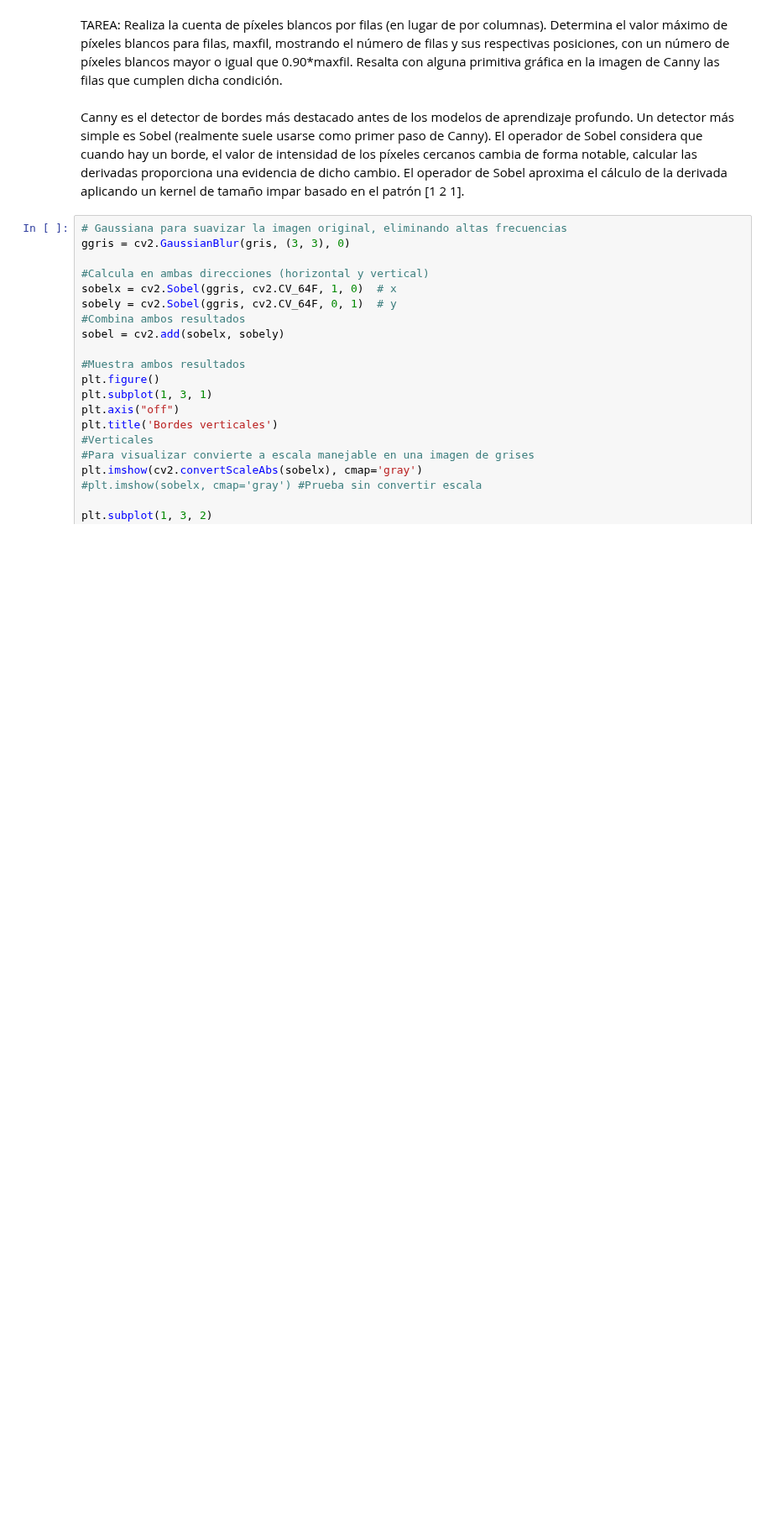
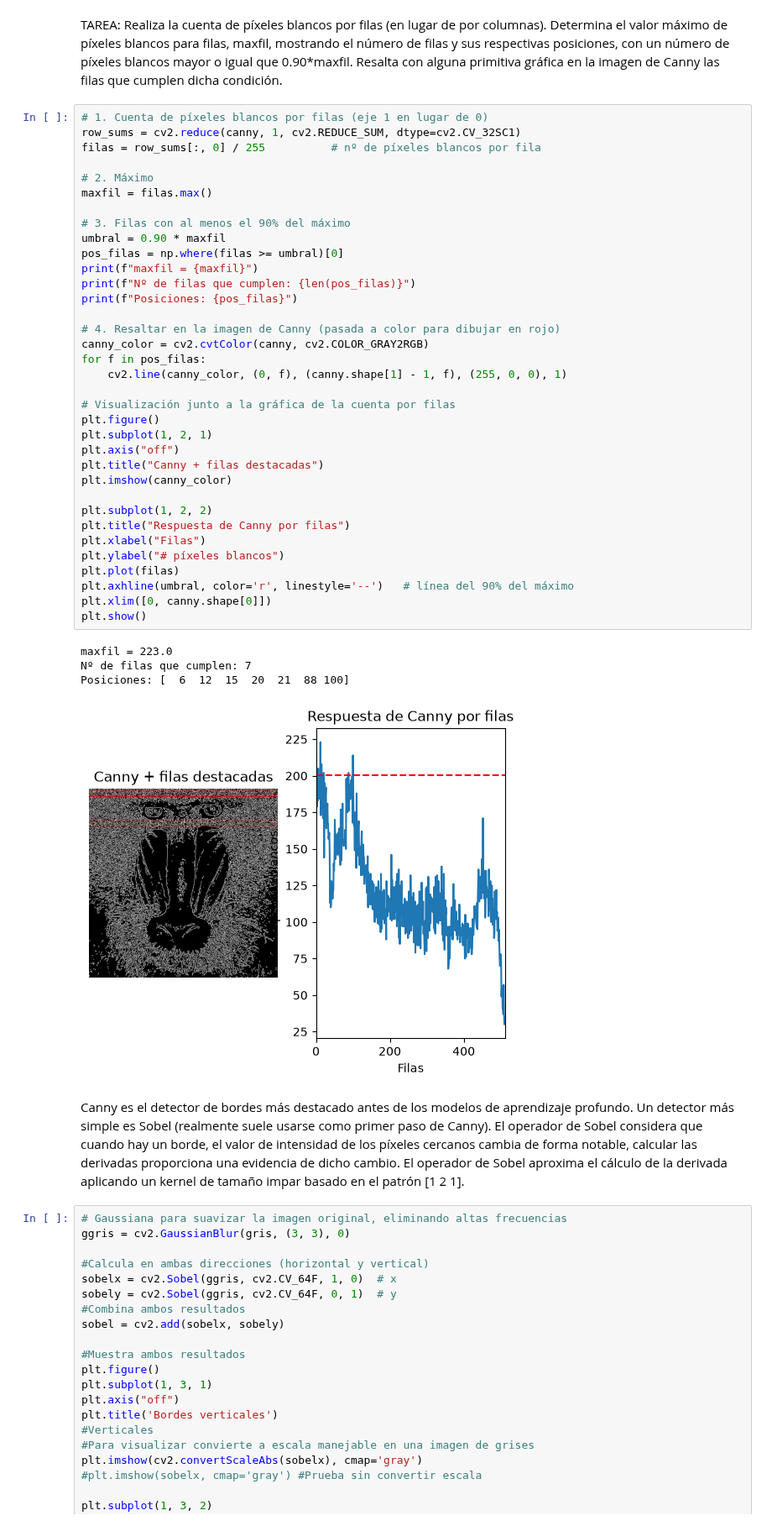
Before and after one commit to agsuarezz/VC, a Jupyter notebook: P2/VC_P2.ipynb, the cells around one changed output. Shown at 84% size. Saved outputs shown, nothing was run; the diff lists cells and outputs as text; blank space fills up the shorter version.

```diff
--- a/P2/VC_P2.ipynb
+++ b/P2/VC_P2.ipynb
@@ -135,5 +151,45 @@ plt.xlim([0, canny.shape[1]])
 # %% [markdown]
 TAREA: Realiza la cuenta de píxeles blancos por filas (en lugar de por columnas). Determina el valor máximo de píxeles blancos para filas, maxfil, mostrando el número de filas y sus respectivas posiciones, con un número de píxeles blancos mayor o igual que 0.90*maxfil. Resalta con alguna primitiva gráfica en la imagen de Canny las filas que cumplen dicha condición.
+# %%
+# 1. Cuenta de píxeles blancos por filas (eje 1 en lugar de 0)
+row_sums = cv2.reduce(canny, 1, cv2.REDUCE_SUM, dtype=cv2.CV_32SC1)
+filas = row_sums[:, 0] / 255          # nº de píxeles blancos por fila
+
+# 2. Máximo
+maxfil = filas.max()
+
+# 3. Filas con al menos el 90% del máximo
+umbral = 0.90 * maxfil
+pos_filas = np.where(filas >= umbral)[0]
+print(f"maxfil = {maxfil}")
+print(f"Nº de filas que cumplen: {len(pos_filas)}")
+print(f"Posiciones: {pos_filas}")
+
+# 4. Resaltar en la imagen de Canny (pasada a color para dibujar en rojo)
+canny_color = cv2.cvtColor(canny, cv2.COLOR_GRAY2RGB)
+for f in pos_filas:
+    cv2.line(canny_color, (0, f), (canny.shape[1] - 1, f), (255, 0, 0), 1)
+
+# Visualización junto a la gráfica de la cuenta por filas
+plt.figure()
+plt.subplot(1, 2, 1)
+plt.axis("off")
+plt.title("Canny + filas destacadas")
+plt.imshow(canny_color)
+
+plt.subplot(1, 2, 2)
+plt.title("Respuesta de Canny por filas")
+plt.xlabel("Filas")
+plt.ylabel("# píxeles blancos")
+plt.plot(filas)
+plt.axhline(umbral, color='r', linestyle='--')   # línea del 90% del máximo
+plt.xlim([0, canny.shape[0]])
+plt.show()
+# %% [output]
+maxfil = 223.0
+Nº de filas que cumplen: 7
+Posiciones: [  6  12  15  20  21  88 100]
+[figure, added]
 # %% [markdown]
 Canny es el detector de bordes más destacado antes de los modelos de aprendizaje profundo. Un detector más simple es Sobel (realmente suele usarse como primer paso de Canny).
 El operador de Sobel considera que cuando hay un borde, el valor de intensidad de los píxeles cercanos cambia de forma notable, calcular las derivadas proporciona una evidencia de dicho cambio. El operador de Sobel aproxima el cálculo de la derivada aplicando un kernel de tamaño impar basado en el patrón [1 2 1].
```
Also changed, not shown: parts of 11 cells of this notebook.
